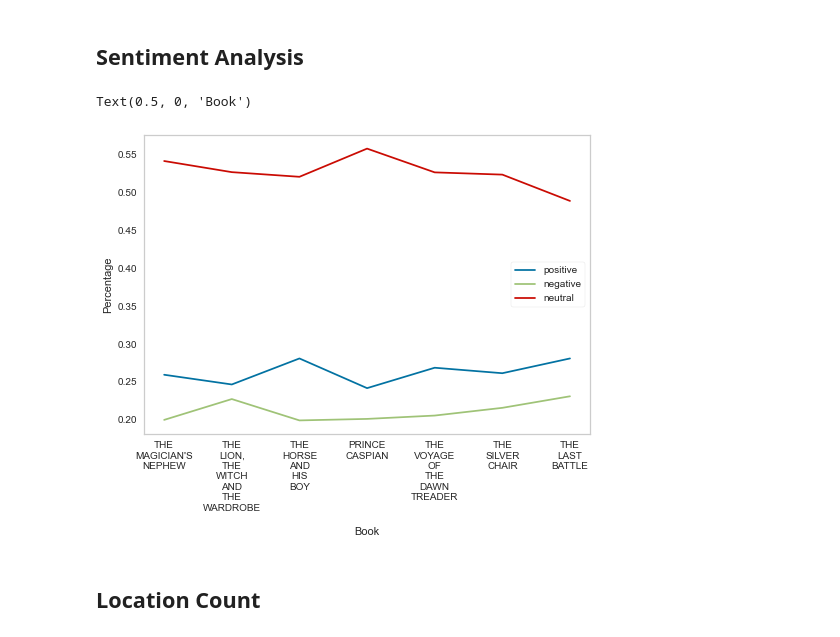
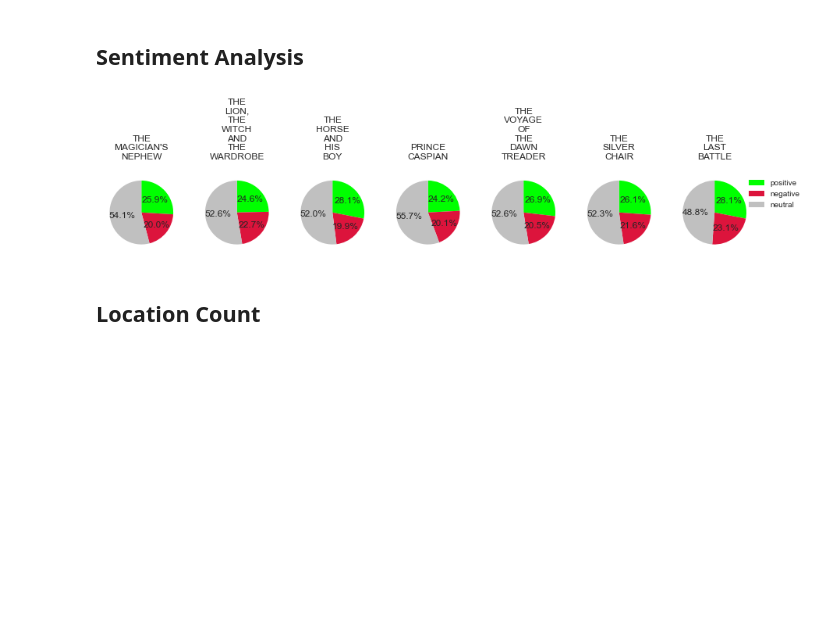
Before and after one commit to haddie7979/Narnia-Analysis, a Jupyter notebook: narnia_analysis.ipynb, the cells around one changed output. Drawn from its saved outputs; the diff is of its cells as text; code cells hidden in the pictures; blank space fills up the shorter version.

Commit message:
Shifted sentiment analysis into pie charts

```diff
--- a/narnia_analysis.ipynb
+++ b/narnia_analysis.ipynb
@@ -130,39 +130,50 @@ plt.show()
 # %%
 polarity_scores = []
 sentences = []
 
 for n in BOOK_NUM:
     with open("narnia_books_cleaned/book_%s.txt" % n, 'r') as file:
         book = file.read()
         sentences.append(tokenize.sent_tokenize(book))
 
 sia = SentimentIntensityAnalyzer()
 for n in range(len(BOOK_NUM)):
     pos_count = 0
     neg_count = 0
     neu_count = 0
     for s in range(len(sentences[n])):
         sentiment_dict = sia.polarity_scores(sentences[n][s])["compound"]
         if sentiment_dict >= 0.05 :
             pos_count += 1
 
         elif sentiment_dict <= - 0.05 :
             neg_count += 1
 
         else :
             neu_count += 1
     pos_percent = pos_count / len(sentences[n])
     neg_percent = neg_count / len(sentences[n])
     neu_percent = neu_count / len(sentences[n])
     polarity_scores.append([pos_percent, neg_percent, neu_percent])
 
-plt.plot(titles, polarity_scores)
-plt.legend(["positive", "negative", "neutral"], loc=0, frameon=True)
-plt.gca().grid(False)
-plt.ylabel("Percentage")
-plt.xlabel("Book")
+# This code would be to make a line graph instead of pie charts
+# plt.plot(titles, polarity_scores)
+# plt.legend(["positive", "negative", "neutral"], loc=0, frameon=True)
+# plt.gca().grid(False)
+# plt.ylabel("Percentage")
+# plt.xlabel("Book")
+
+fig, ax = plt.subplots(1, len(polarity_scores), figsize=(15,5))
+if len(polarity_scores) == 1:
+    ax = [ax]
+
+for i, s in enumerate(polarity_scores):
+    ax[i].pie(s, colors=["lime", "crimson", "silver"], startangle=90, counterclock=False, autopct='%1.1f%%')
+    ax[i].set_title(titles[i])
+
+ax[6].legend(labels=["positive", "negative", "neutral"], loc="upper center", bbox_to_anchor=(1, 0, 0.5, 1))
+plt.show()
 # %% [output]
-Text(0.5, 0, 'Book')
-[figure, old version]
+[figure, new version]
 # %% [markdown]
 ## Location Count
```
Also changed, not shown: 1 other file.
